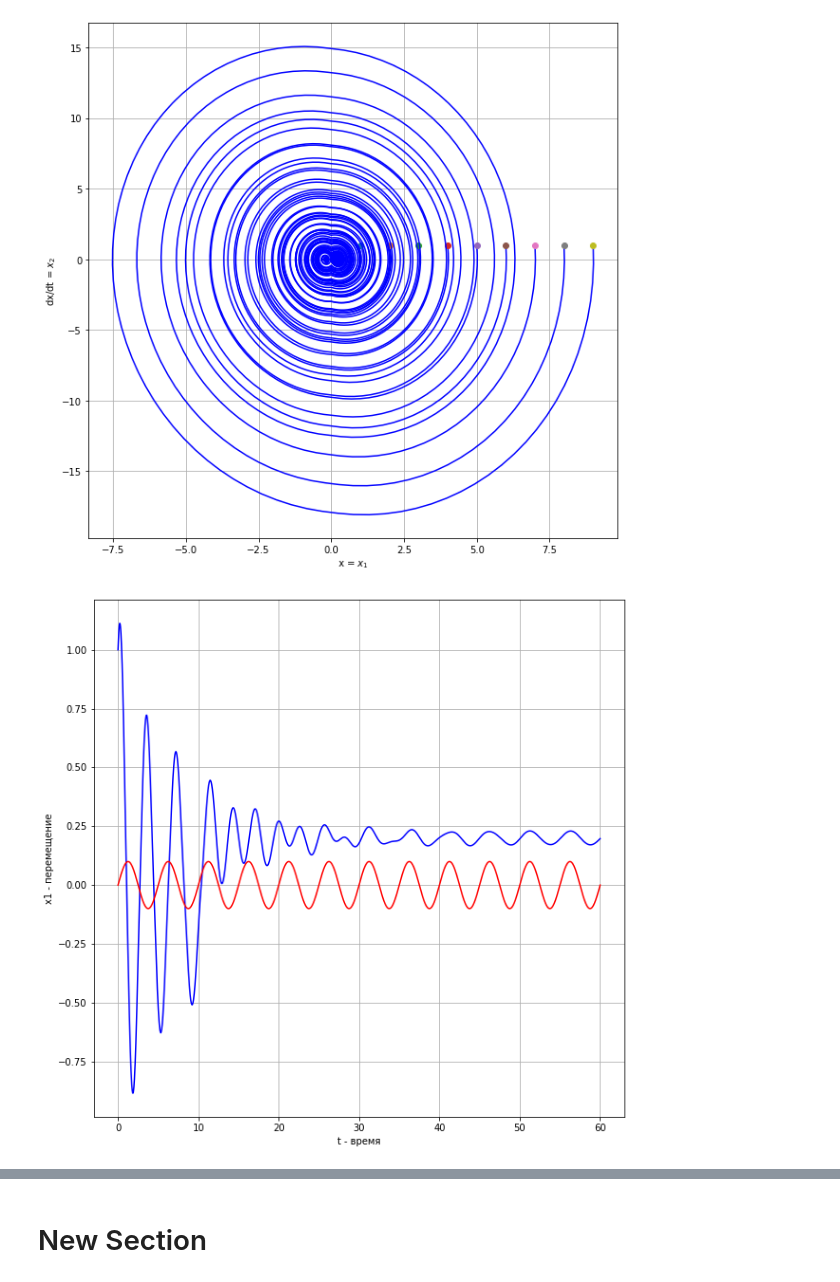
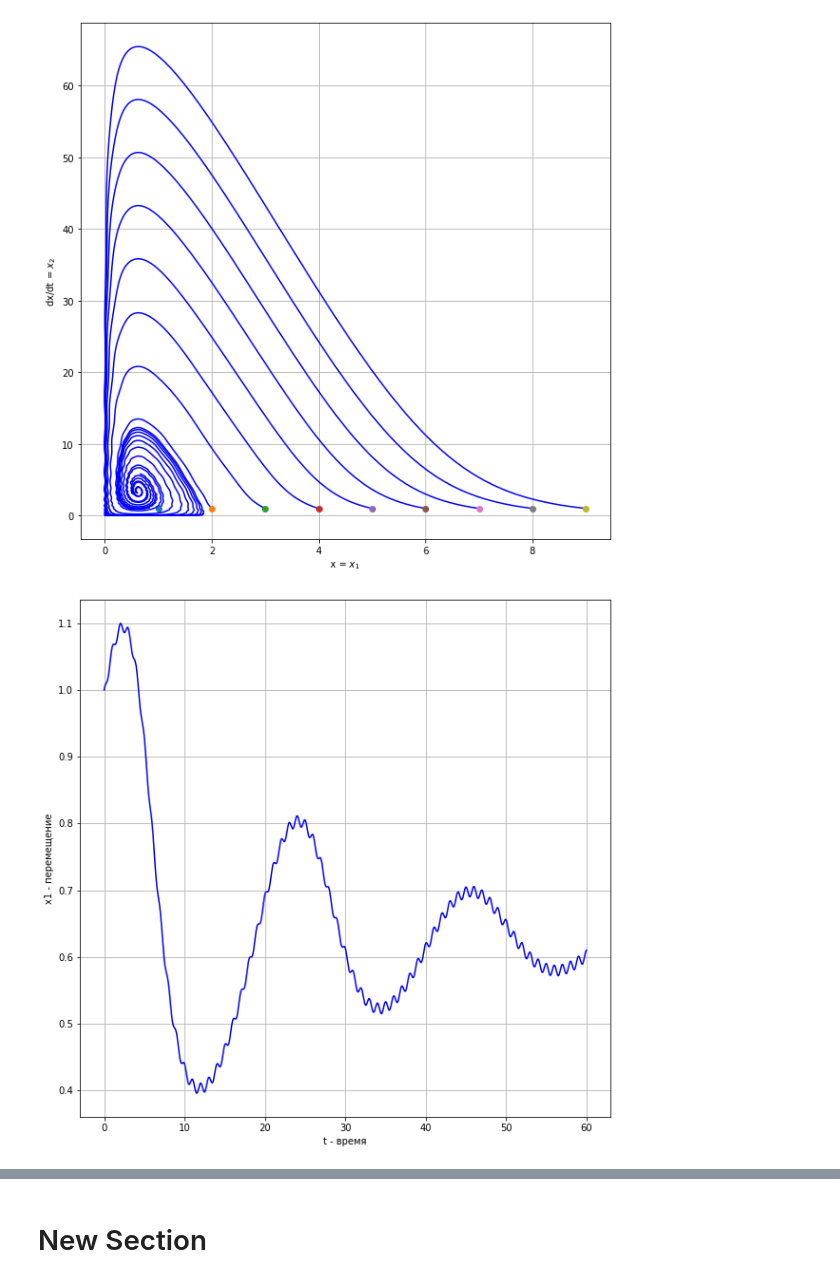
Before and after one commit to TAUforPython/nonlinear_phasepicture, a Jupyter notebook: вынужденное_движение_нелинейных_систем.ipynb, the cells around one changed output, grey strips where cells are left out. Cells and saved outputs as stored; diff of their text form; code cells hidden in the pictures.

```diff
--- a/вынужденное_движение_нелинейных_систем.ipynb
+++ b/вынужденное_движение_нелинейных_систем.ipynb
@@ -67,25 +67,25 @@ def drawPhasePortrait(args, initcond, ts, nt):
 # %%
 #задаем параметры системы и начальные условия
 a = 0.25 #темп производства (сравни с темпом оттока покупателей)
 p = 0.95 #вероятность, что товар купят
 b = (1 - p)
 c = 0.5 #темп оттока покупателей, когда товара нет - они уходят
 d = 0.8 #вероятность того, что за товаров вернуться и купят заново
 args = (a, b, c, d)
 Tend = 60
 
 # начальные условия для модели маятника
-a = 0.25
-b = 5
-c = 1
-d = 1
-args = (a, b, c, d)
+#a = 0.25
+#b = 5
+#c = 1
+#d = 1
+#args = (a, b, c, d)
 
 #deltaX, deltaDX, startX, stopX, startDX, stopDX = initcond
 initcond = (1, 1, 1, 10, 1, 2)
 drawPhasePortrait(args, initcond, ts = Tend, nt = 2000)
 # %% [output]
-[figure, old version]
+[figure, new version]
 # %%
 sol = calcODE(args, y0 = 1, dy0 = 1, ts = Tend, nt = 2000)
 t = np.linspace(0, Tend, 2000)
@@ -94,11 +94,11 @@ plt.xlabel('t - время')
 plt.ylabel('x1 - перемещение')
 plt.plot(t, sol[:, 0], 'b')
 #plt.plot(t, sol[:, 1], 'r')
-plt.plot(t, u_contol(t), 'r')
+#plt.plot(t, u_contol(t), 'r')
 plt.grid()
 plt.show()
 # %% [output]
-[figure, old version]
+[figure, new version]
 # %%
 # фазовая плоскость
 dxdt0 = DyD2y(t,sol[:, 0])
```
Also changed, not shown: parts of 4 cells of this notebook.
